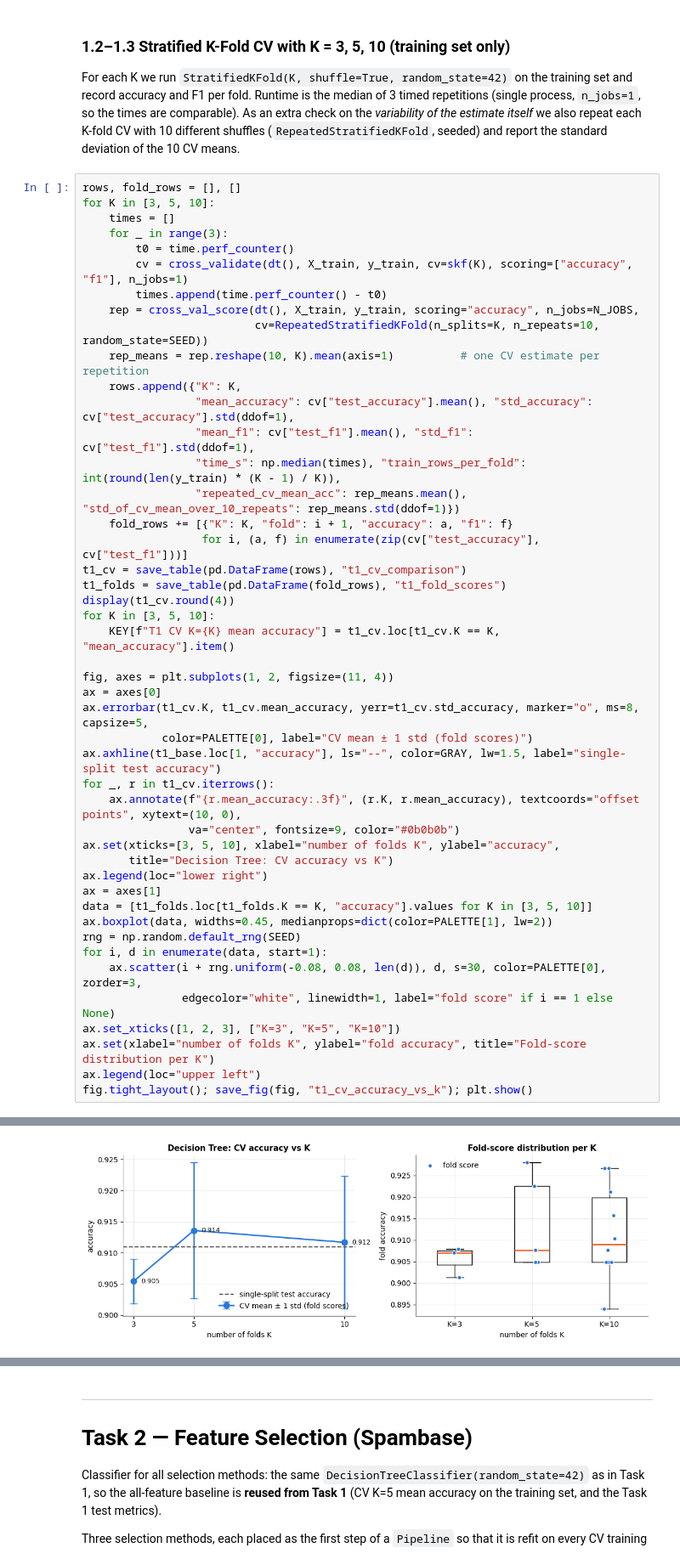
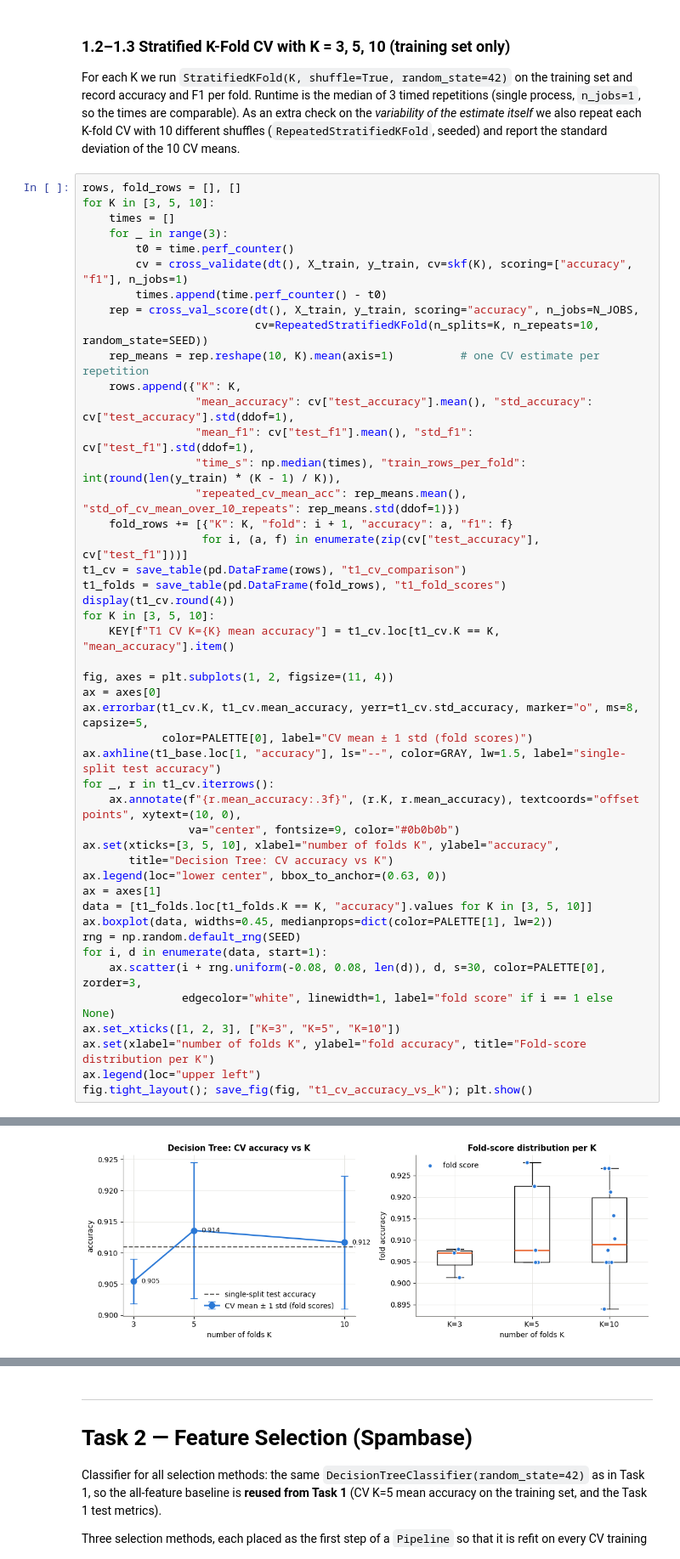
Before and after one commit to afel6/coe305-ml-project, a Jupyter notebook: notebook.ipynb, the cells around one changed output, grey strips where cells are left out. Shown at 85% size. Cells and saved outputs as stored; diff of their text form.

```diff
--- a/notebook.ipynb
+++ b/notebook.ipynb
@@ -445,7 +445,7 @@ for _, r in t1_cv.iterrows():
                 va="center", fontsize=9, color="#0b0b0b")
 ax.set(xticks=[3, 5, 10], xlabel="number of folds K", ylabel="accuracy",
        title="Decision Tree: CV accuracy vs K")
-ax.legend(loc="lower right")
+ax.legend(loc="lower center", bbox_to_anchor=(0.63, 0))
 ax = axes[1]
 data = [t1_folds.loc[t1_folds.K == K, "accuracy"].values for K in [3, 5, 10]]
 ax.boxplot(data, widths=0.45, medianprops=dict(color=PALETTE[1], lw=2))
@@ -465,4 +465,4 @@ fig.tight_layout(); save_fig(fig, "t1_cv_accuracy_vs_k"); plt.show()
-[figure, old version]
+[figure, new version]
 # %% [markdown]
 **Interpretation (Tables `t1_cv_comparison` and `t1_fold_scores` (per-fold values), Figure `t1_cv_accuracy_vs_k`).**
 * **Mean estimates.** K=3 gives 0.9054 ± 0.0036, K=5 gives 0.9136 ± 0.0109 and K=10 gives 0.9117 ± 0.0107 (F1: 0.880, 0.891, 0.888). K=3 is clearly the most pessimistic. K=5 and K=10 agree to within 0.002.
```
Also changed, not shown: parts of 9 cells of this notebook, 8 other files.
